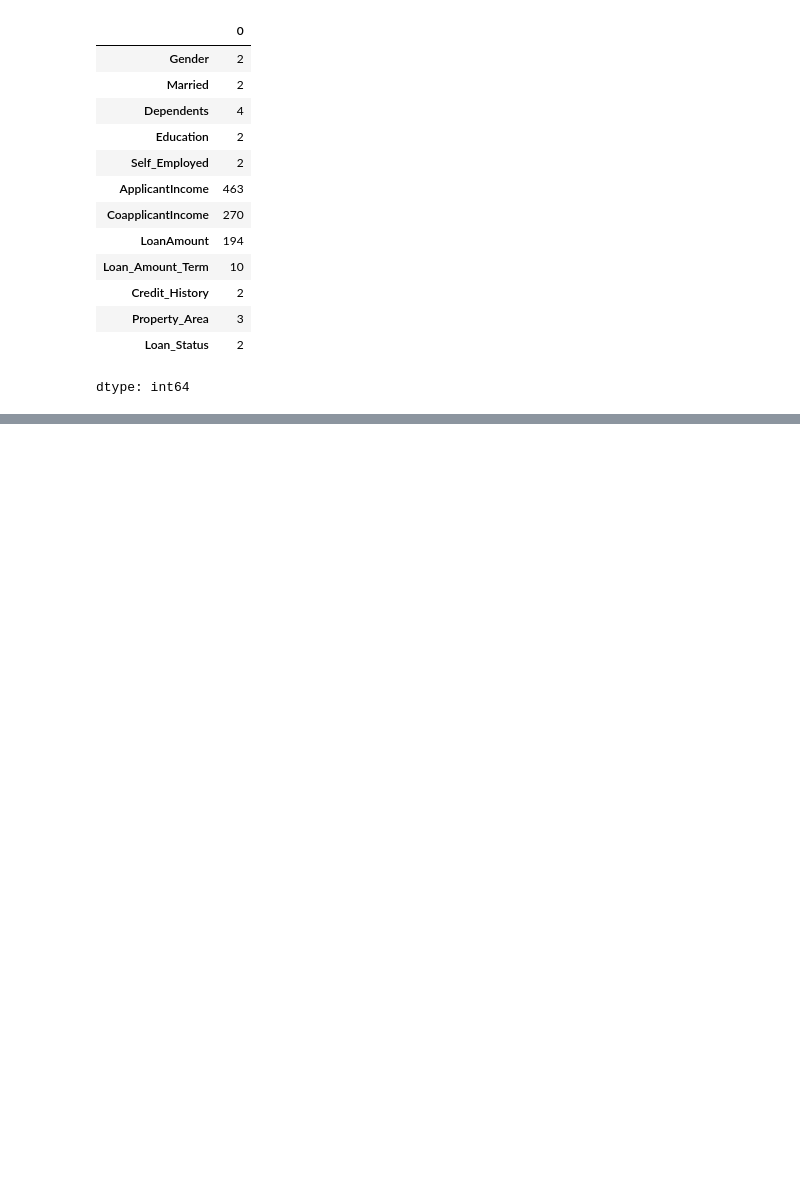
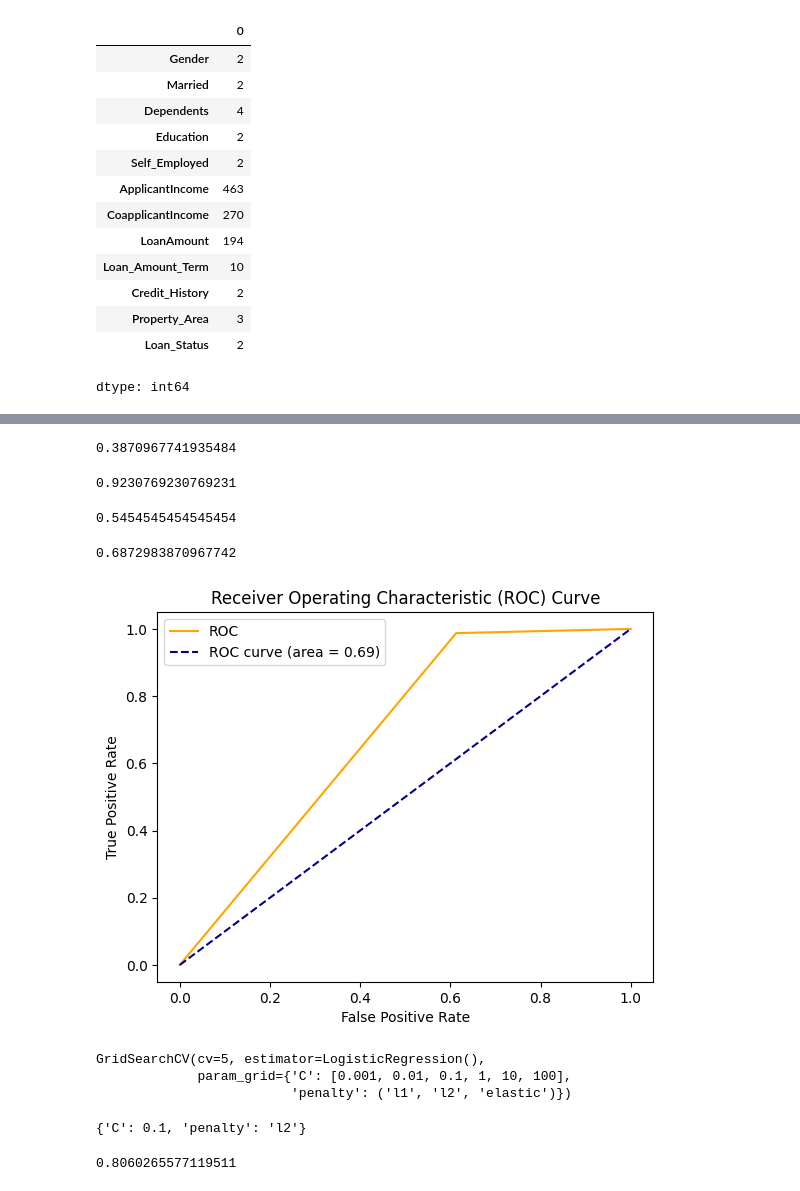
Before and after one commit to Hameedhullah/AI_ML-Course-, a Jupyter notebook: Loan_Approval_Prediction.ipynb, the cells around one changed output, grey strips where cells are left out. Saved outputs shown, nothing was run; the diff lists cells and outputs as text; code cells hidden in the pictures; blank space fills up the shorter version.

```diff
--- a/Loan_Approval_Prediction.ipynb
+++ b/Loan_Approval_Prediction.ipynb
@@ -386,0 +396,3 @@ ValueError: invalid literal for int() with base 10: 'Female'
+# %%
+log_reg = LogisticRegression()
+log_reg.fit(X_train_ct,Y_le_train)
@@ -386,0 +401,3 @@ ValueError: invalid literal for int() with base 10: 'Female'
+# %%
+pred_log_reg = log_reg.predict(X_test_ct)
+pred_log_reg
@@ -386,0 +452,36 @@ ValueError: invalid literal for int() with base 10: 'Female'
+# %%
+# Precison
+Precision = true_positive/(true_positive+false_positive)
+Precision
+# %% [output]
+0.3870967741935484
+# %%
+# Recall
+Recall = true_positive/(true_positive+false_negative)
+Recall
+# %% [output]
+0.9230769230769231
+# %%
+# F1 Score
+F1_Score = 2*(Recall * Precision) / (Recall + Precision)
+F1_Score
+# %% [output]
+0.5454545454545454
+# %%
+# Area Under Curve
+auc = roc_auc_score(y_le_test,pred_log_reg)
+auc
+# %% [output]
+0.6872983870967742
+# %%
+fpr,tpr,thresholds = roc_curve(y_le_test,pred_log_reg)
+# %%
+plt.plot(fpr, tpr, color='orange', label='ROC')
+plt.plot([0, 1], [0, 1], color='darkblue', linestyle='--',label='ROC curve (area = %0.2f)' % auc)
+plt.xlabel('False Positive Rate')
+plt.ylabel('True Positive Rate')
+plt.title('Receiver Operating Characteristic (ROC) Curve')
+plt.legend()
+plt.show()
+# %% [output]
+[figure, added]
@@ -386,0 +496,15 @@ ValueError: invalid literal for int() with base 10: 'Female'
+# %%
+grid_cv = GridSearchCV(log_reg,parms,cv = 5)
+grid_cv.fit(X_train_ct,Y_le_train)
+# %% [output]
+GridSearchCV(cv=5, estimator=LogisticRegression(),
+             param_grid={'C': [0.001, 0.01, 0.1, 1, 10, 100],
+                         'penalty': ('l1', 'l2', 'elastic')})
+# %%
+grid_cv.best_params_
+# %% [output]
+{'C': 0.1, 'penalty': 'l2'}
+# %%
+grid_cv.best_score_
+# %% [output]
+0.8060265577119511
```
Also changed, not shown: parts of 23 cells of this notebook.
